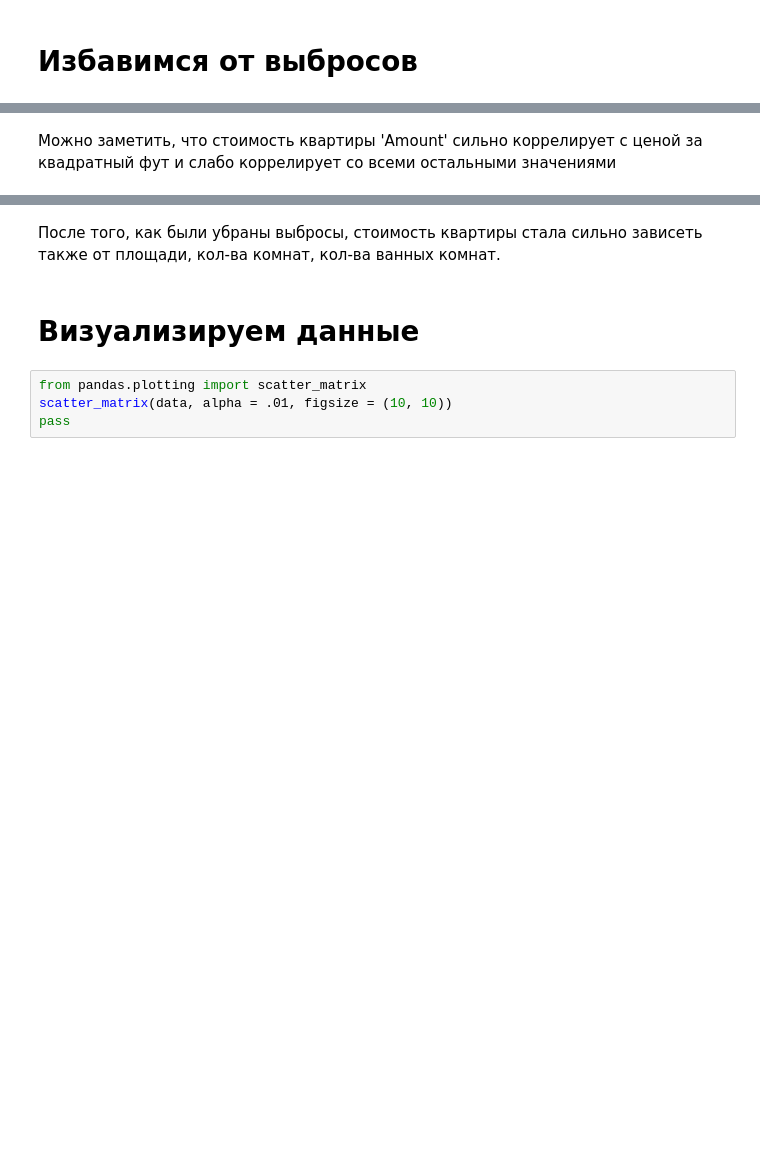
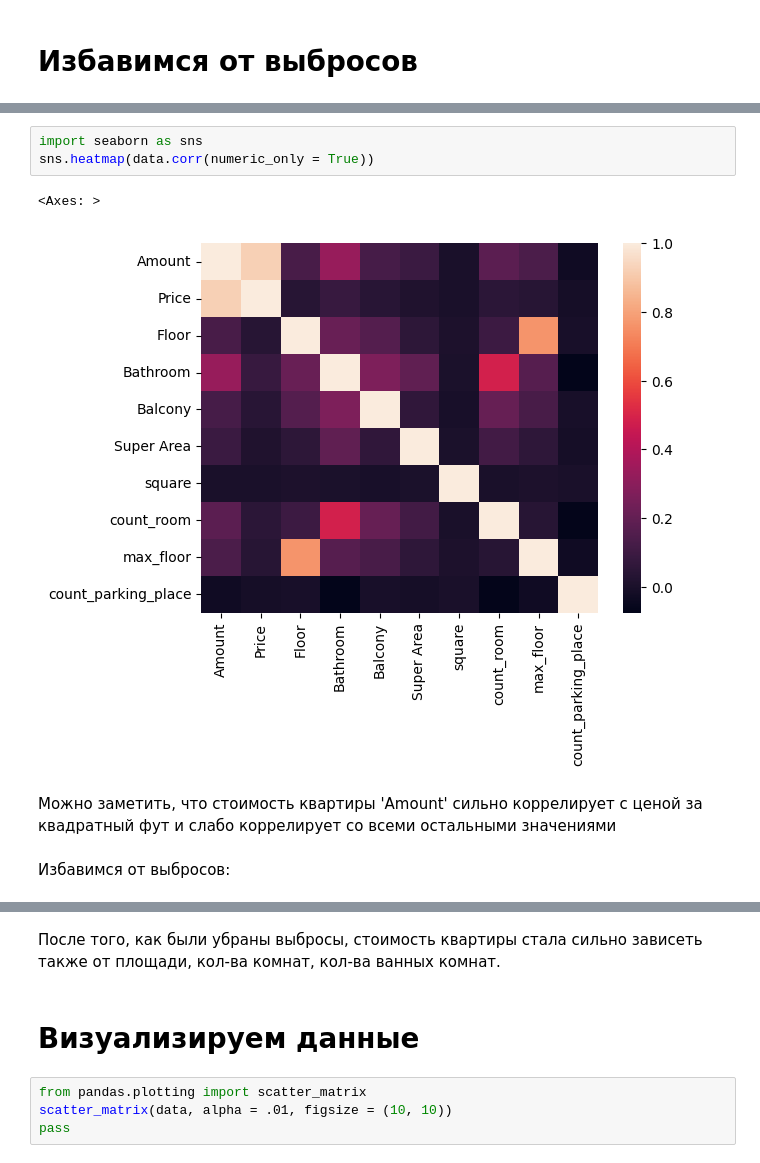
Before and after one commit to FirstStep0/MachineLearning, a Jupyter notebook: MachineLearningPractice.ipynb, the cells around one changed output, grey strips where cells are left out. Saved outputs shown, nothing was run; the diff lists cells and outputs as text; blank space fills up the shorter version.

```diff
--- a/MachineLearningPractice.ipynb
+++ b/MachineLearningPractice.ipynb
@@ -456,5 +538,13 @@ data.corr()
+# %%
+import seaborn as sns
+sns.heatmap(data.corr(numeric_only = True))
+# %% [output]
+<Axes: >
+[figure, added]
 # %% [markdown]
 Можно заметить, что стоимость квартиры 'Amount' сильно коррелирует с ценой за квадратный фут и слабо коррелирует со всеми остальными значениями
+# %% [markdown]
+Избавимся от выбросов:
 # %%
 q = {'':''}
 column_names = {'Amount', 'Price', 'Floor', 'Bathroom', 'Balcony', 'Super Area', 'square', 'count_room', 'max_floor', 'count_parking_place'}
```
Also changed, not shown: parts of 45 cells of this notebook.
